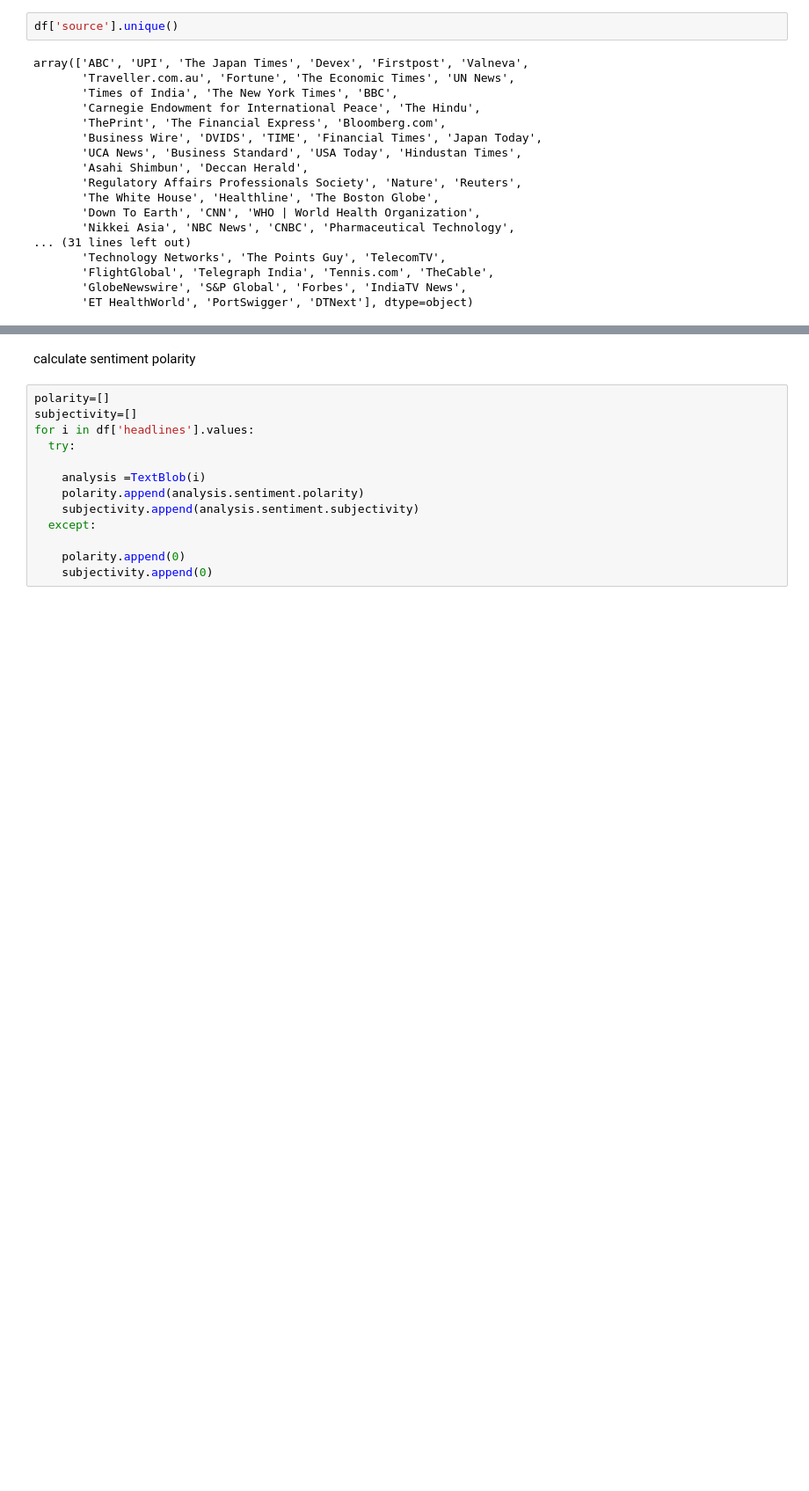
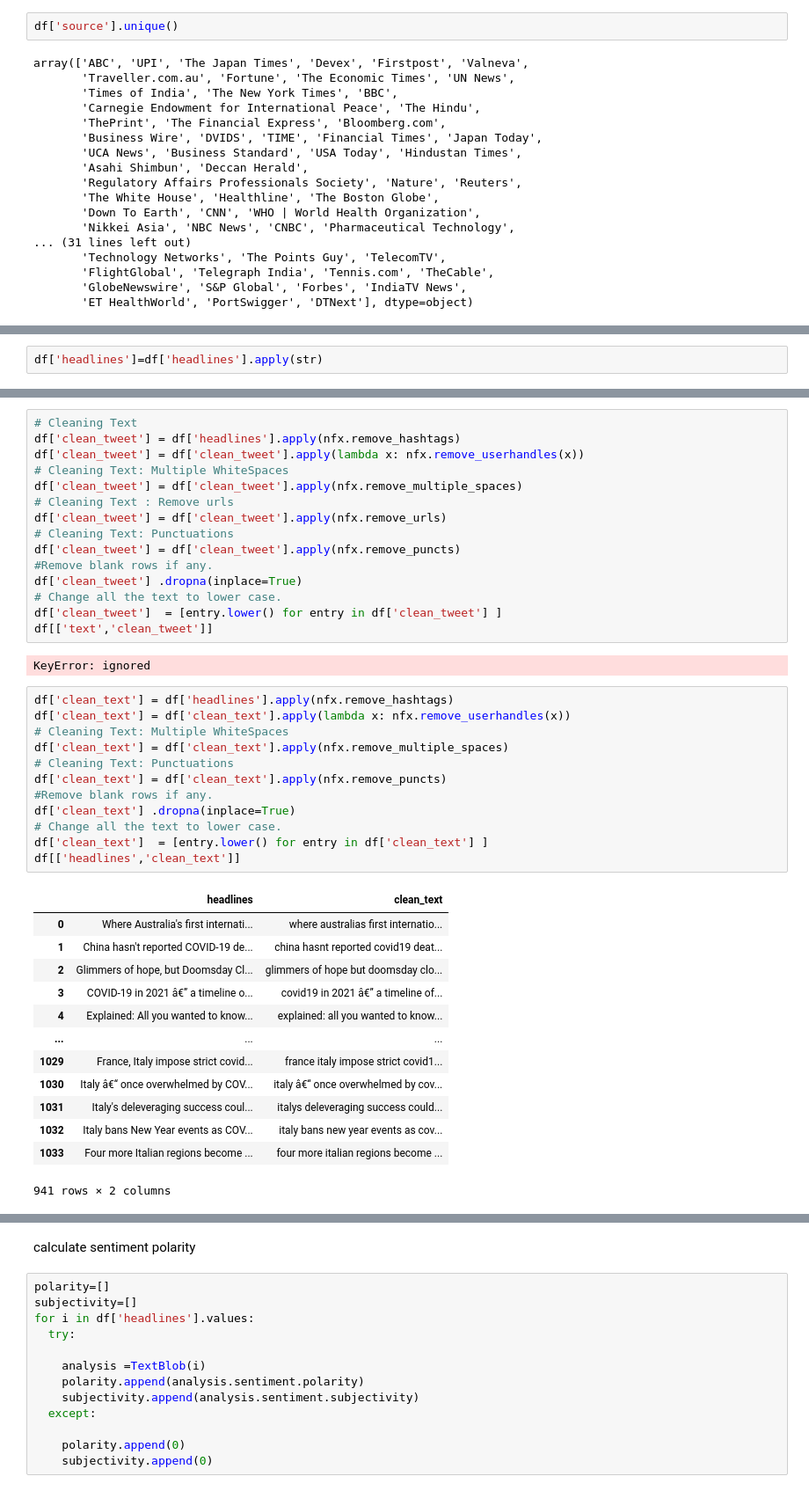
Before and after one commit to SumayyaShaji/datascience, a Jupyter notebook: project_covid.ipynb, the cells around one changed output, grey strips where cells are left out. Shown at 88% size. Cells and saved outputs as stored; diff of their text form; blank space fills up the shorter version.

```diff
--- a/project_covid.ipynb
+++ b/project_covid.ipynb
@@ -123,0 +177,2 @@ df['source'].value_counts().nlargest(30).plot(kind='bar')
+# %%
+df['headlines']=df['headlines'].apply(str)
@@ -123,0 +185,43 @@ df['source'].value_counts().nlargest(30).plot(kind='bar')
+# %%
+# Cleaning Text
+df['clean_tweet'] = df['headlines'].apply(nfx.remove_hashtags)
+df['clean_tweet'] = df['clean_tweet'].apply(lambda x: nfx.remove_userhandles(x))
+# Cleaning Text: Multiple WhiteSpaces
+df['clean_tweet'] = df['clean_tweet'].apply(nfx.remove_multiple_spaces)
+# Cleaning Text : Remove urls
+df['clean_tweet'] = df['clean_tweet'].apply(nfx.remove_urls)
+# Cleaning Text: Punctuations
+df['clean_tweet'] = df['clean_tweet'].apply(nfx.remove_puncts)
+#Remove blank rows if any.
+df['clean_tweet'] .dropna(inplace=True)
+# Change all the text to lower case.
+df['clean_tweet']  = [entry.lower() for entry in df['clean_tweet'] ]
+df[['text','clean_tweet']]
+# %% [output]
+KeyError: ignored
+# %%
+df['clean_text'] = df['headlines'].apply(nfx.remove_hashtags)
+df['clean_text'] = df['clean_text'].apply(lambda x: nfx.remove_userhandles(x))
+# Cleaning Text: Multiple WhiteSpaces
+df['clean_text'] = df['clean_text'].apply(nfx.remove_multiple_spaces)
+# Cleaning Text: Punctuations
+df['clean_text'] = df['clean_text'].apply(nfx.remove_puncts)
+#Remove blank rows if any.
+df['clean_text'] .dropna(inplace=True)
+# Change all the text to lower case.
+df['clean_text']  = [entry.lower() for entry in df['clean_text'] ]
+df[['headlines','clean_text']]
+# %% [output]
+|  | headlines | clean_text |
+| 0 | Where Australia's first internati... | where australias first internatio... |
+| 1 | China hasn't reported COVID-19 de... | china hasnt reported covid19 deat... |
+| 2 | Glimmers of hope, but Doomsday Cl... | glimmers of hope but doomsday clo... |
+| 3 | COVID-19 in 2021 â€” a timeline o... | covid19 in 2021 â€” a timeline of... |
+| 4 | Explained: All you wanted to know... | explained: all you wanted to know... |
+| ... | ... | ... |
+| 1029 | France, Italy impose strict covid... | france italy impose strict covid1... |
+| 1030 | Italy â€“ once overwhelmed by COV... | italy â€“ once overwhelmed by cov... |
+| 1031 | Italy's deleveraging success coul... | italys deleveraging success could... |
+| 1032 | Italy bans New Year events as COV... | italy bans new year events as cov... |
+| 1033 | Four more Italian regions become ... | four more italian regions become ... |
+941 rows × 2 columns
```
Also changed, not shown: parts of 37 cells of this notebook.
